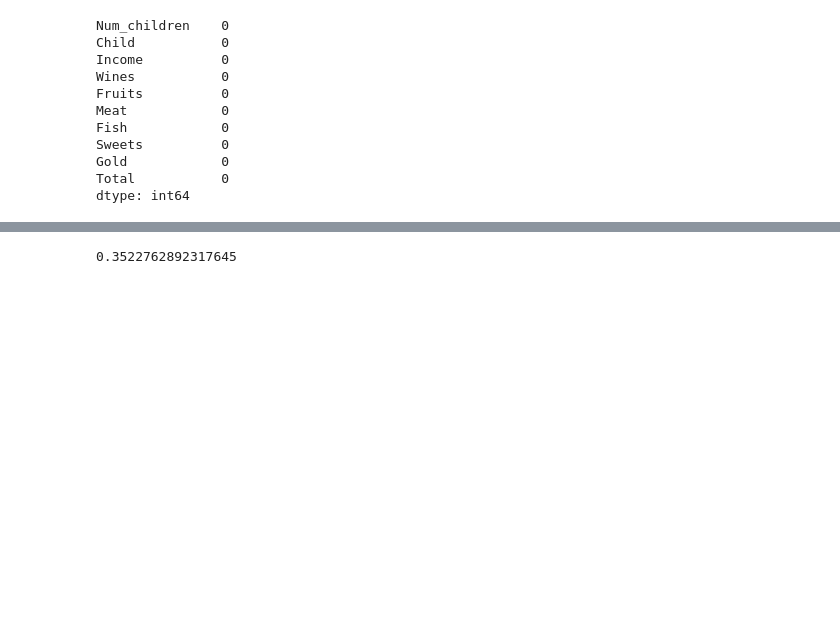
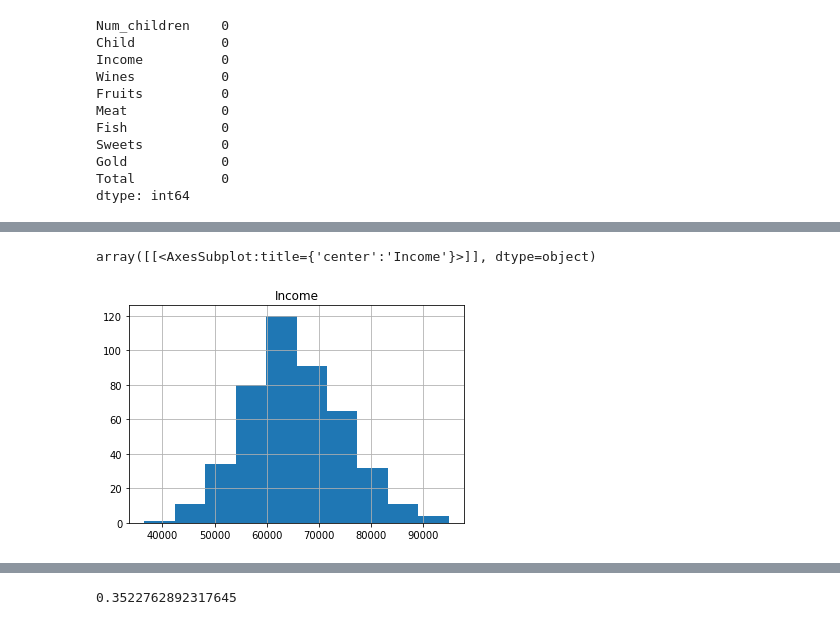
Before and after one commit to johng034/customer-segmentation, a Jupyter notebook: 4. Clustered Data Analysis.ipynb, the cells around one changed output, grey strips where cells are left out. Saved outputs shown, nothing was run; the diff lists cells and outputs as text; code cells hidden in the pictures; blank space fills up the shorter version.

```diff
--- a/4. Clustered Data Analysis.ipynb
+++ b/4. Clustered Data Analysis.ipynb
@@ -49,3 +310,8 @@ dtype: int64
+# %%
+label3.hist(['Income'])
+# %% [output]
+array([[<AxesSubplot:title={'center':'Income'}>]], dtype=object)
+[figure, added]
 # %%
 # grouped = label1.groupby(['Total'])['Wines', 'Fruits', 'Meat', 'Fish', 'Sweets', 'Gold'].mean()
 # %%
```
Also changed, not shown: parts of 31 cells of this notebook.
